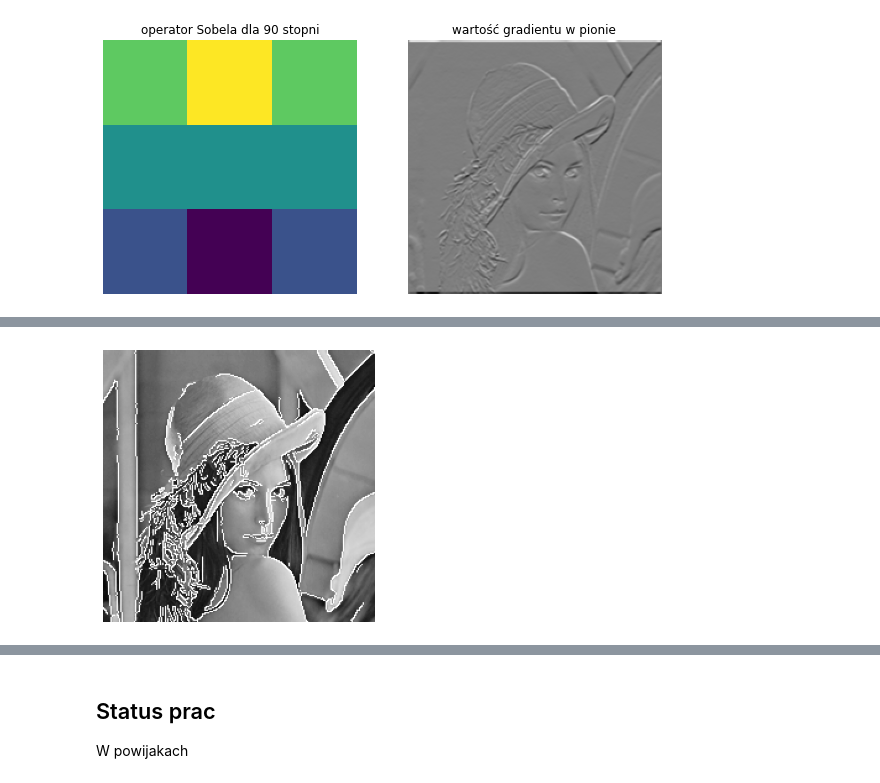
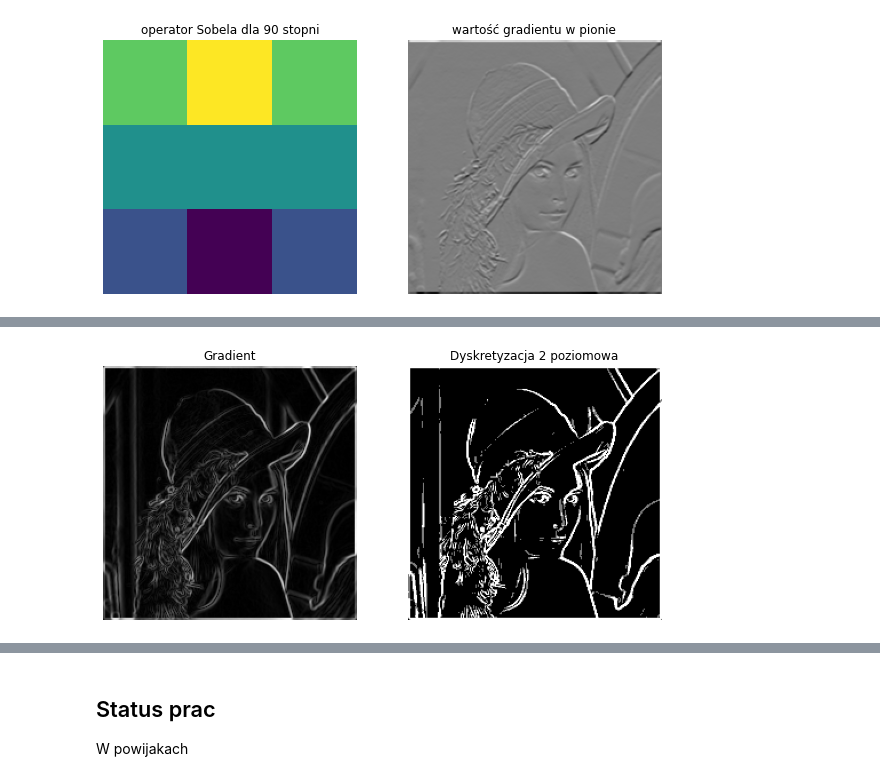
Before and after one commit to jacekdobrowolski/puf, a Jupyter notebook: dokumentacja_wstepna.ipynb, the cells around one changed output, grey strips where cells are left out. Cells and saved outputs as stored; diff of their text form; code cells hidden in the pictures.

```diff
--- a/dokumentacja_wstepna.ipynb
+++ b/dokumentacja_wstepna.ipynb
@@ -139,4 +115,5 @@ plt.subplot(122), plt.imshow( G, cmap='gray'), plt.axis('off'), plt.title('warto
-# %%
-plt.imshow(np.maximum(img,edges), cmap='gray'), plt.axis('off'), plt.show();
-# %% [output]
-[figure, removed]
+# %%
+plt.subplot(122), plt.imshow( double_treshold(G), cmap='gray'), plt.axis('off'), plt.title('Dyskretyzacja 2 poziomowa')
+plt.subplot(121), plt.imshow( G, cmap='gray'), plt.axis('off'), plt.title('Gradient'), plt.show();
+# %% [output]
+[figure, added]
```
Also changed, not shown: parts of 13 cells of this notebook.
